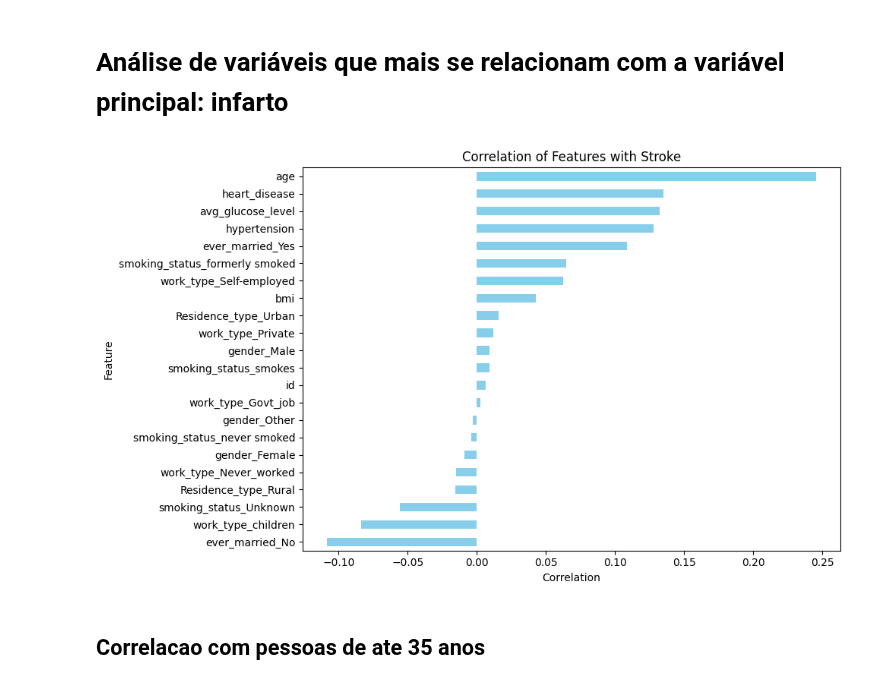
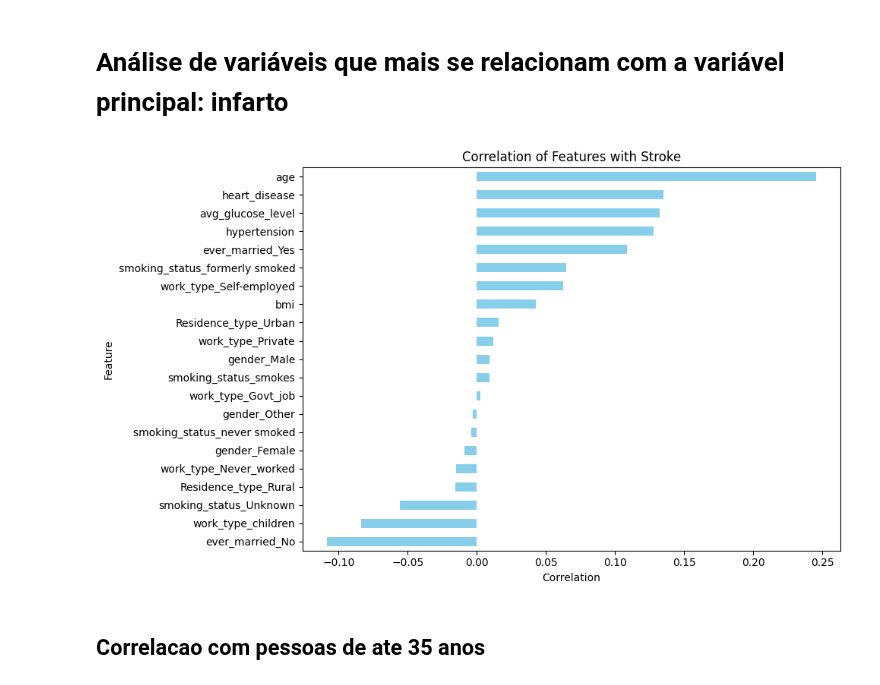
Before and after one commit to VerttB/stroke-analysis, a Jupyter notebook: correlacao.ipynb, the cells around one changed output. Saved outputs shown, nothing was run; the diff lists cells and outputs as text; code cells hidden in the pictures.

```diff
--- a/correlacao.ipynb
+++ b/correlacao.ipynb
@@ -70,36 +70,37 @@ data = pd.read_csv('./src/data.csv')
 # Convert categorical variables to one-hot encoding
 data = pd.get_dummies(data, columns=[
                       'gender', 'ever_married', 'work_type', 'Residence_type', 'smoking_status'])
+data = data.drop(columns=['id'])
 
 # # Display basic information about the dataset
 # print(data.info())
 
 # # Calculate skewness and kurtosis for numerical variables
 # numerical_vars = ['age', 'avg_glucose_level', 'bmi']
 # skewness = data[numerical_vars].apply(skew)
 # kurtosis_value = data[numerical_vars].apply(kurtosis)
 
 # print("\nSkewness:")
 # print(skewness)
 # print("\nKurtosis:")
 # print(kurtosis_value)
 
 # Compute the correlation matrix
 correlation_matrix = data.corr()
 
 stroke_correlation = data.corr()['stroke'].drop(
     'stroke')  # Drop correlation of 'stroke' with itself
 
 # Plot the correlations
 plt.figure(figsize=(10, 6))
 stroke_correlation.sort_values().plot(kind='barh', color='skyblue')
 plt.title('Correlation of Features with Stroke')
 plt.xlabel('Correlation')
 plt.ylabel('Feature')
 plt.tight_layout()  # Adjust layout
 plt.show()
 # %% [output]
-[figure, old version]
+[figure, new version]
 # %% [markdown]
 ## Correlacao com pessoas de ate 35 anos
 # %%
```
Also changed, not shown: parts of 2 cells of this notebook.
